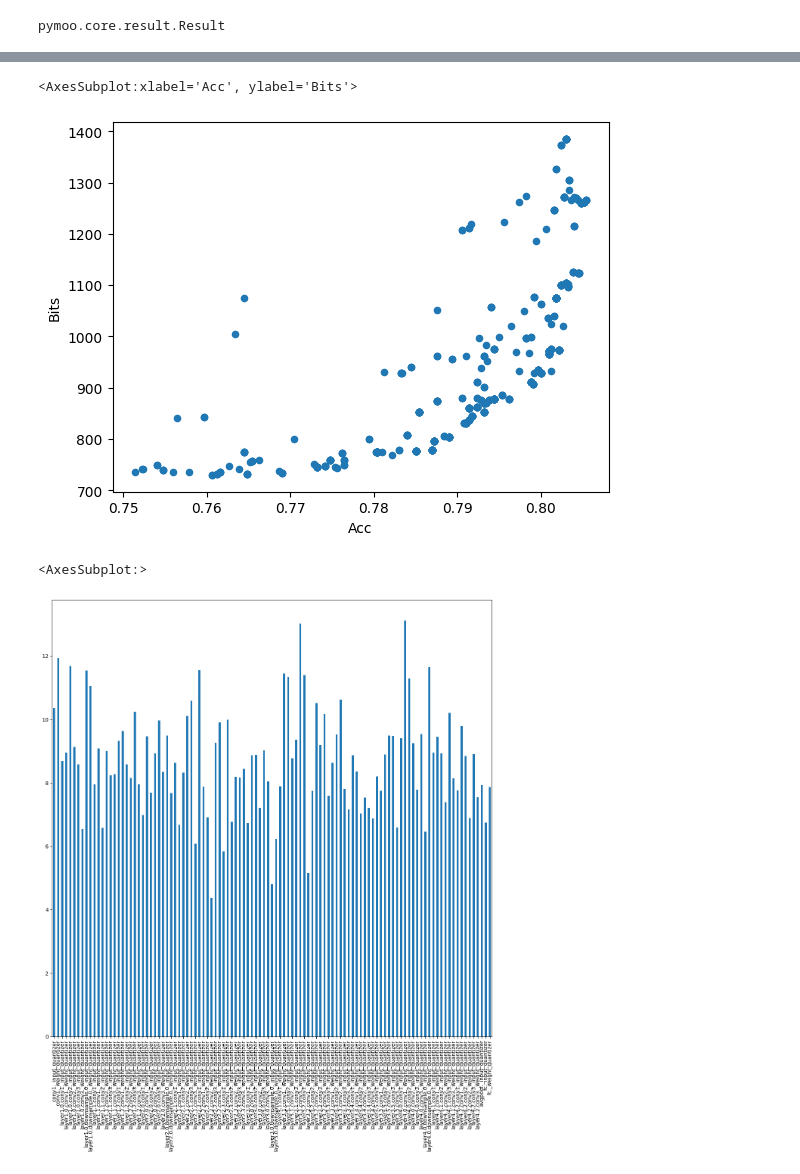
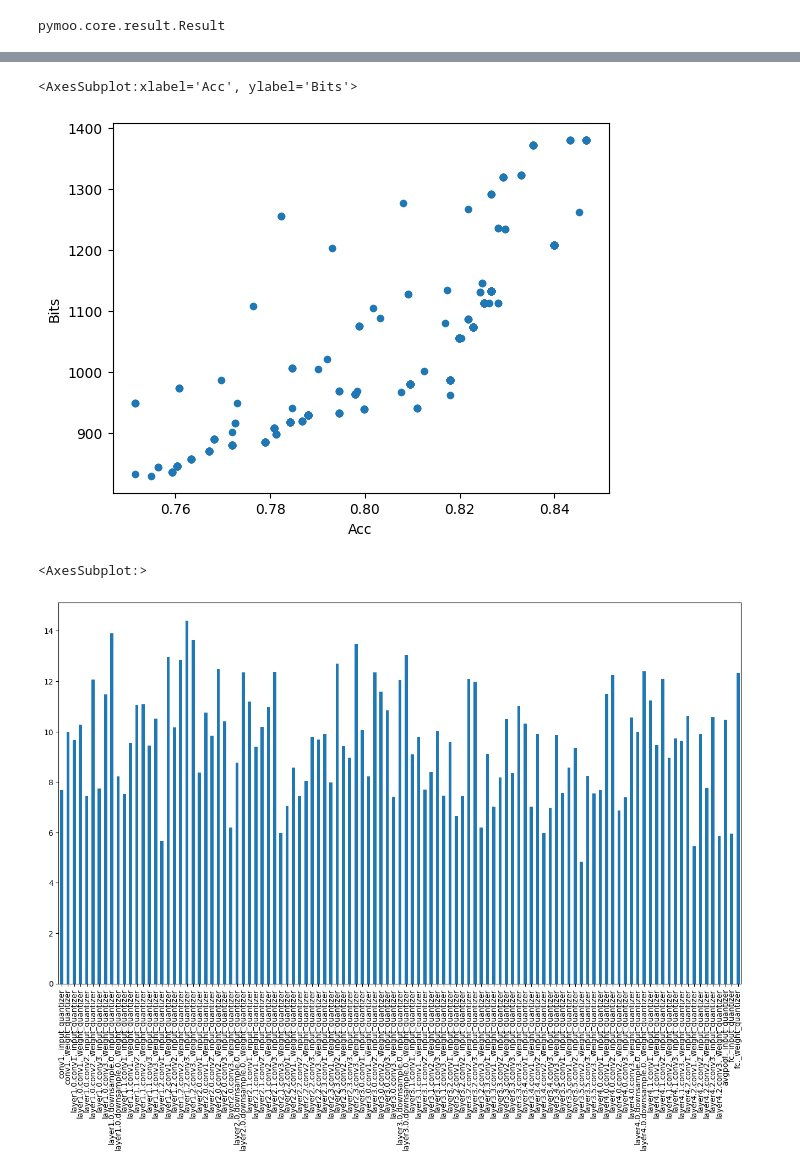
Before and after one commit to itiv-kit/dnn-model-exploration, a Jupyter notebook: simple_resnet/exploration/data_analysis.ipynb, the cells around one changed output, grey strips where cells are left out. Cells and saved outputs as stored; diff of their text form; code cells hidden in the pictures.

```diff
--- a/simple_resnet/exploration/data_analysis.ipynb
+++ b/simple_resnet/exploration/data_analysis.ipynb
@@ -14,7 +14,7 @@ class CPU_Unpickler(pickle.Unpickler):
             return super().find_class(module, name)
 
 
-with open('exploration_30_30.pkl', 'rb') as f:
+with open('exploration_20_25_v2.pkl', 'rb') as f:
     d = CPU_Unpickler(f).load()
 
 type(d)
@@ -70,9 +75,10 @@ df_sel = df.where(df['Acc'] > 0.75)
 df_sel.plot(x='Acc', y='Bits', kind='scatter')
 # %% [output]
 <AxesSubplot:xlabel='Acc', ylabel='Bits'>
-[figure, old version]
+[figure, new version]
 # %%
-df_sel.mean().iloc[2:].plot(kind='bar', figsize=(15,15))
+df_means = df_sel.mean().iloc[2:]
+df_means.plot(kind='bar', figsize=(16,9))
 # %% [output]
 <AxesSubplot:>
-[figure, old version]
+[figure, new version]
```
Also changed, not shown: parts of 3 cells of this notebook, 2 other files.
